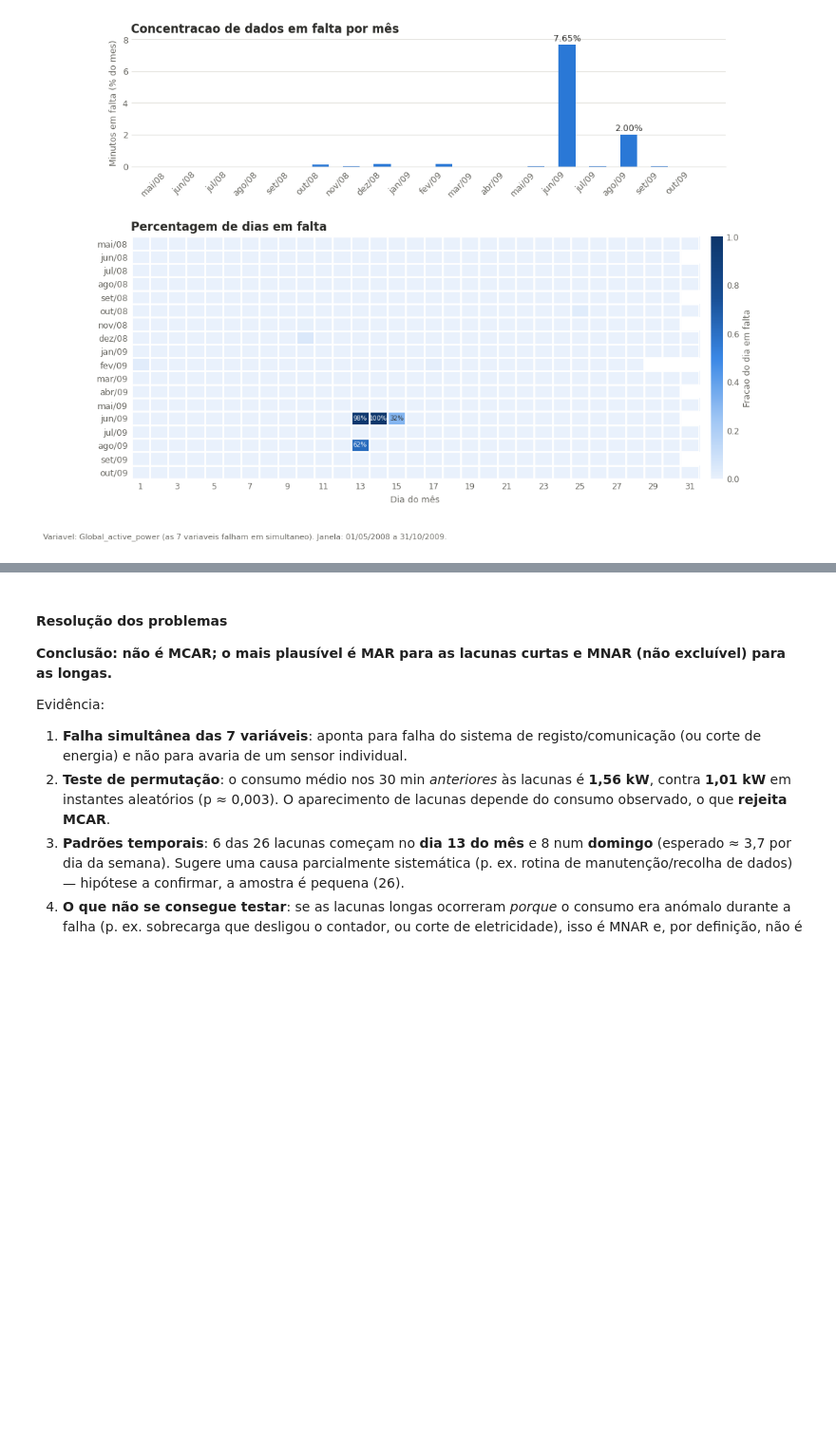
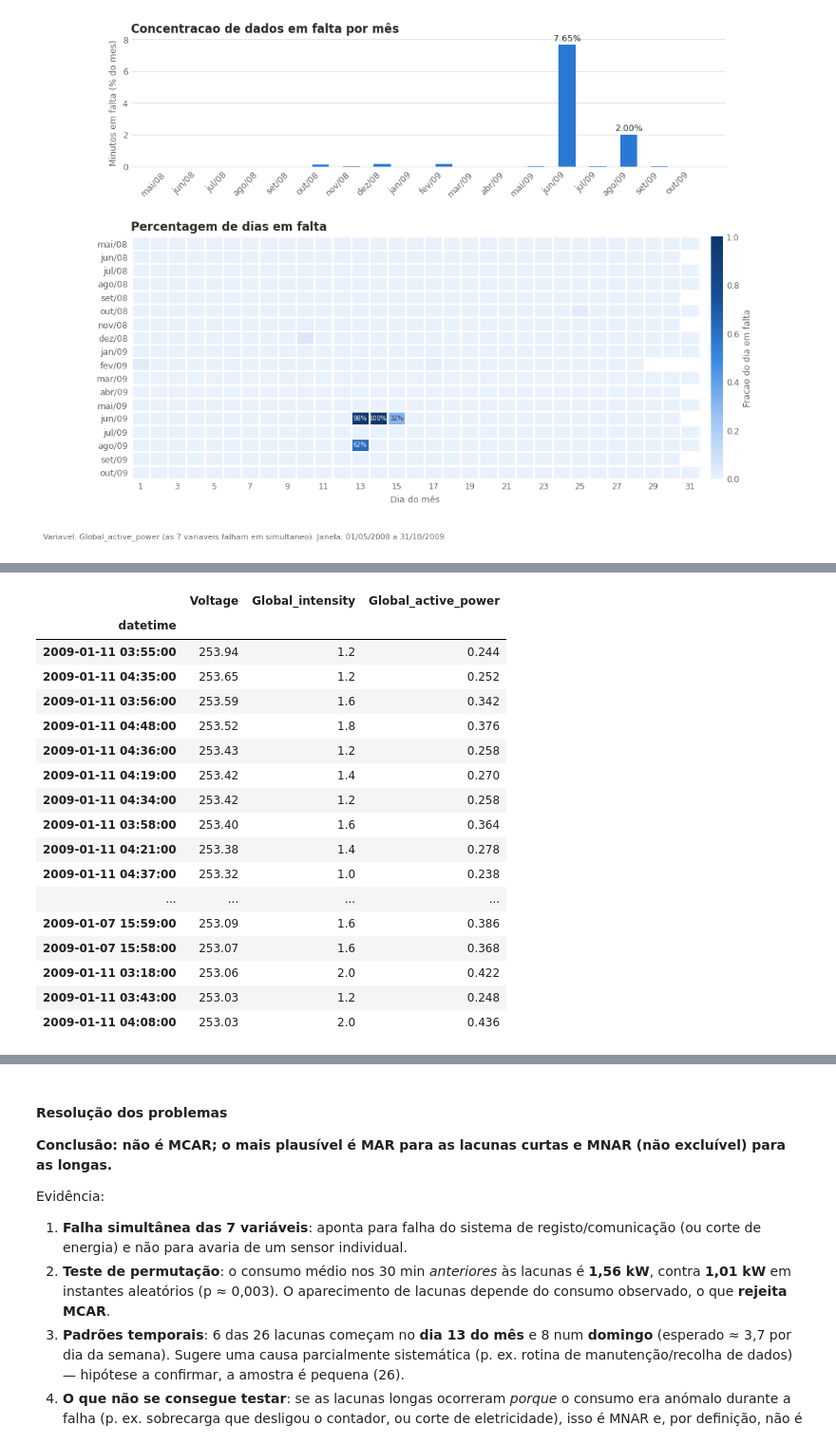
Before and after one commit to leonorrebola9/LusoEnergy_Project, a Jupyter notebook: 01_parteI_II.ipynb, the cells around one changed output, grey strips where cells are left out. Shown at 95% size. Drawn from its saved outputs; the diff is of its cells as text; code cells hidden in the pictures; blank space fills up the shorter version.

```diff
--- a/01_parteI_II.ipynb
+++ b/01_parteI_II.ipynb
@@ -228,7 +228,7 @@ def candidatos_erro(df):
     regras = {
         # Impossíveis
         "negativos": (df < 0).any(axis=1),
-        "tensao_fora_207_254": ~df["Voltage"].between(207, 254) & df["Voltage"].notna(),
+        "tensao_fora_207_253": ~df["Voltage"].between(207, 253) & df["Voltage"].notna(),
         "potencia_acima_12kW": df["Global_active_power"] > 12,
         "intensidade_acima_50A": df["Global_intensity"] > 50,
         "submedicao_acima_180Wh": (sub > 180).any(axis=1),
@@ -257,4 +257,28 @@ reativa_maior_que_aparente       0
 Name: n_linhas, dtype: int64
+# %%
+m = regras["tensao_fora_207_253"]   # ou a máscara que usaste para os 26
+df[m]
+
+df.loc[m, ["Voltage", "Global_intensity", "Global_active_power"]].sort_values("Voltage", ascending=False)
+# %% [output]
+|  | Voltage | Global_intensity | Global_active_power |
+| datetime |  |  |  |
+| 2009-01-11 03:55:00 | 253.94 | 1.2 | 0.244 |
+| 2009-01-11 04:35:00 | 253.65 | 1.2 | 0.252 |
+| 2009-01-11 03:56:00 | 253.59 | 1.6 | 0.342 |
+| 2009-01-11 04:48:00 | 253.52 | 1.8 | 0.376 |
+| 2009-01-11 04:36:00 | 253.43 | 1.2 | 0.258 |
+| 2009-01-11 04:19:00 | 253.42 | 1.4 | 0.270 |
+| 2009-01-11 04:34:00 | 253.42 | 1.2 | 0.258 |
+| 2009-01-11 03:58:00 | 253.40 | 1.6 | 0.364 |
+| 2009-01-11 04:21:00 | 253.38 | 1.4 | 0.278 |
+| 2009-01-11 04:37:00 | 253.32 | 1.0 | 0.238 |
+| ... | ... | ... | ... |
+| 2009-01-07 15:59:00 | 253.09 | 1.6 | 0.386 |
+| 2009-01-07 15:58:00 | 253.07 | 1.6 | 0.368 |
+| 2009-01-11 03:18:00 | 253.06 | 2.0 | 0.422 |
+| 2009-01-11 03:43:00 | 253.03 | 1.2 | 0.248 |
+| 2009-01-11 04:08:00 | 253.03 | 2.0 | 0.436 |
 # %%
 # Linhas com submedições maiores que o total (kWh)
 
```
Also changed, not shown: parts of 2 cells of this notebook.
